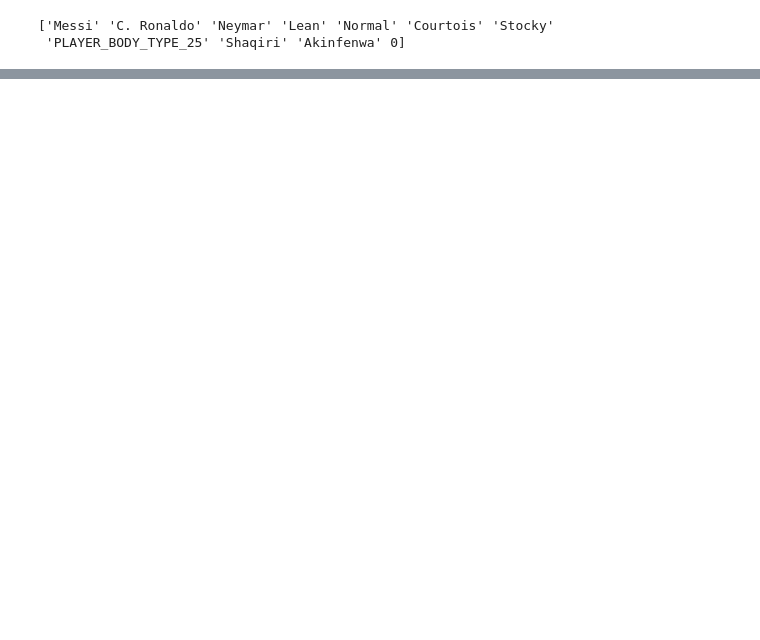
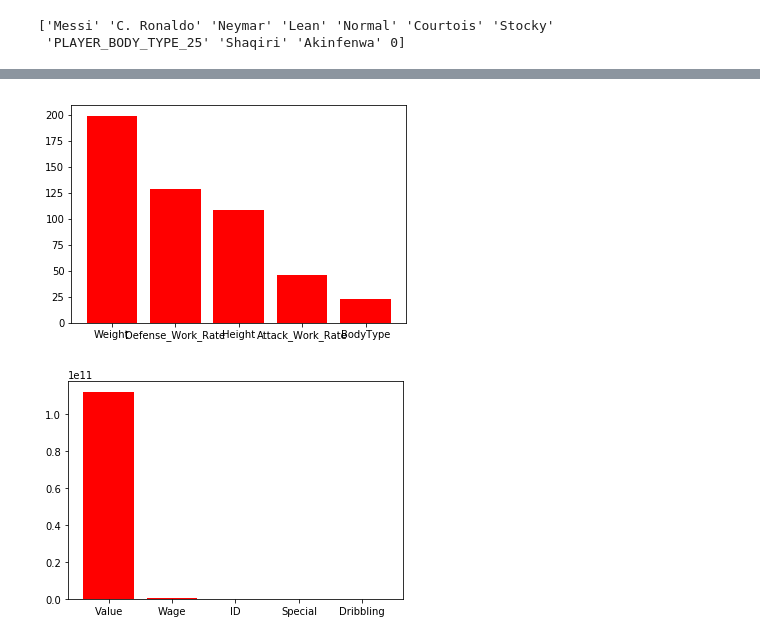
Before and after one commit to GuptaAvinash1998/Football-player-potential-predictor, a Jupyter notebook: potential_predictor.ipynb, the cells around one changed output, grey strips where cells are left out. Drawn from its saved outputs; the diff is of its cells as text; code cells hidden in the pictures; blank space fills up the shorter version.

```diff
--- a/potential_predictor.ipynb
+++ b/potential_predictor.ipynb
@@ -270,3 +302,21 @@ Index(['ID', 'Age', 'Overall', 'Value', 'Wage', 'Special', 'Jersey Number',
+# %%
+ind = np.argsort(fitmod.scores_)[::-1] #get the all the scores of the attributes from the selectKbest, sort them
+feat = []
+for i in range(70, 75): #the 5 worst attributes according to selectKbest
+    feat.append(x.columns[ind[i]])
+plt.figure()
+plt.bar(feat, fitmod.scores_[ind[range(70, 75)]], color='r', align='center') #see bar graph of how correlated they are to potential
+plt.show()
+ind = np.argsort(fitmod.scores_)[::-1]
+feat = []
+for i in range(5): #the 5 best attributes according to selectKbest
+    feat.append(x.columns[ind[i]])
+plt.figure()
+plt.bar(feat, fitmod.scores_[ind[range(5)]], color='r', align='center')
+plt.show()
+# %% [output]
+[figure, added]
+[figure, added]
 # %%
 forest_regress = RandomForestRegressor(n_estimators = 100)
 f = forest_regress.fit(x_train, y_train)
```
Also changed, not shown: parts of 6 cells of this notebook.
